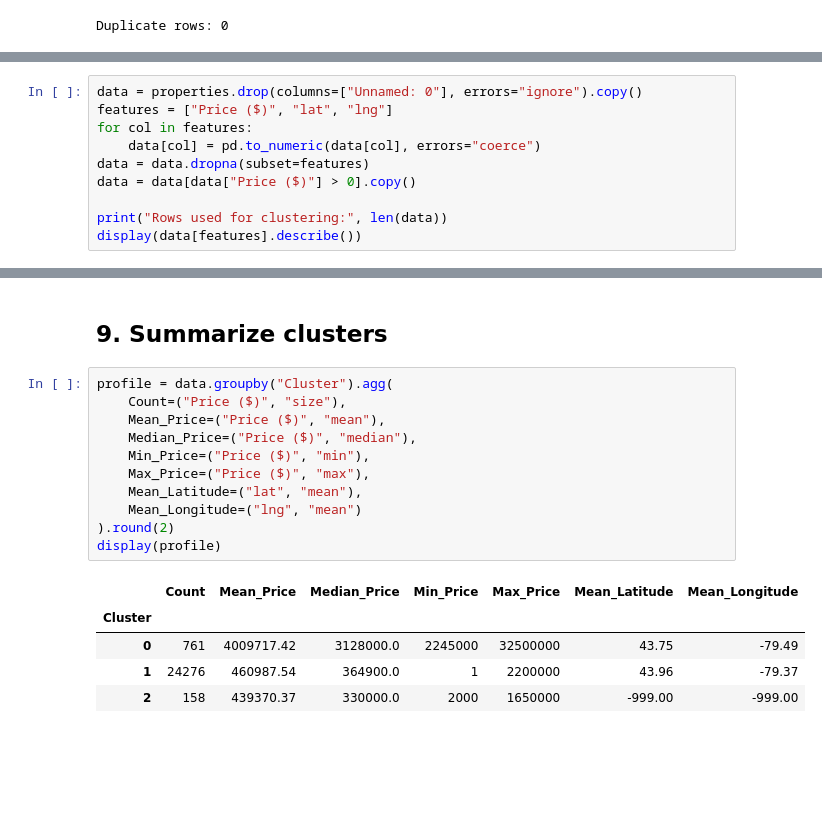
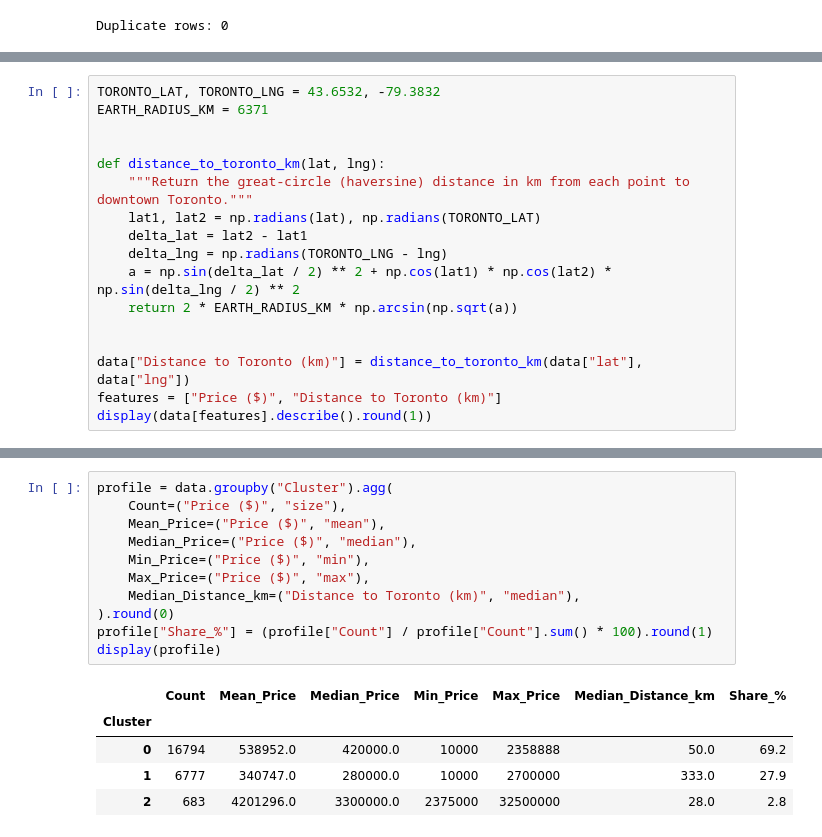
Before and after one commit to antoniosg2025-stack/PROG8431_Group5, a Jupyter notebook: ProblemAnalysisWorkshopB/Workshop_B_Property_Clustering.ipynb, the cells around one changed output, grey strips where cells are left out. Cells and saved outputs as stored; diff of their text form; blank space fills up the shorter version.

```diff
--- a/ProblemAnalysisWorkshopB/Workshop_B_Property_Clustering.ipynb
+++ b/ProblemAnalysisWorkshopB/Workshop_B_Property_Clustering.ipynb
@@ -82,10 +88,0 @@ For clustering, select **Price ($), lat, and lng**. Remove the exported index co
-# %%
-data = properties.drop(columns=["Unnamed: 0"], errors="ignore").copy()
-features = ["Price ($)", "lat", "lng"]
-for col in features:
-    data[col] = pd.to_numeric(data[col], errors="coerce")
-data = data.dropna(subset=features)
-data = data[data["Price ($)"] > 0].copy()
-
-print("Rows used for clustering:", len(data))
-display(data[features].describe())
@@ -110,0 +140,17 @@ Standardization gives each feature mean approximately 0 and standard deviation a
+# %%
+TORONTO_LAT, TORONTO_LNG = 43.6532, -79.3832
+EARTH_RADIUS_KM = 6371
+
+
+def distance_to_toronto_km(lat, lng):
+    """Return the great-circle (haversine) distance in km from each point to downtown Toronto."""
+    lat1, lat2 = np.radians(lat), np.radians(TORONTO_LAT)
+    delta_lat = lat2 - lat1
+    delta_lng = np.radians(TORONTO_LNG - lng)
+    a = np.sin(delta_lat / 2) ** 2 + np.cos(lat1) * np.cos(lat2) * np.sin(delta_lng / 2) ** 2
+    return 2 * EARTH_RADIUS_KM * np.arcsin(np.sqrt(a))
+
+
+data["Distance to Toronto (km)"] = distance_to_toronto_km(data["lat"], data["lng"])
+features = ["Price ($)", "Distance to Toronto (km)"]
+display(data[features].describe().round(1))
@@ -245,19 +345,17 @@ plt.show()
-# %% [markdown]
-## 9. Summarize clusters
 # %%
 profile = data.groupby("Cluster").agg(
     Count=("Price ($)", "size"),
     Mean_Price=("Price ($)", "mean"),
     Median_Price=("Price ($)", "median"),
     Min_Price=("Price ($)", "min"),
     Max_Price=("Price ($)", "max"),
-    Mean_Latitude=("lat", "mean"),
-    Mean_Longitude=("lng", "mean")
-).round(2)
+    Median_Distance_km=("Distance to Toronto (km)", "median"),
+).round(0)
+profile["Share_%"] = (profile["Count"] / profile["Count"].sum() * 100).round(1)
 display(profile)
 # %% [output]
-|  | Count | Mean_Price | Median_Price | Min_Price | Max_Price | Mean_Latitude | Mean_Longitude |
+|  | Count | Mean_Price | Median_Price | Min_Price | Max_Price | Median_Distance_km | Share_% |
 | Cluster |  |  |  |  |  |  |  |
-| 0 | 761 | 4009717.42 | 3128000.0 | 2245000 | 32500000 | 43.75 | -79.49 |
-| 1 | 24276 | 460987.54 | 364900.0 | 1 | 2200000 | 43.96 | -79.37 |
-| 2 | 158 | 439370.37 | 330000.0 | 2000 | 1650000 | -999.00 | -999.00 |
+| 0 | 16794 | 538952.0 | 420000.0 | 10000 | 2358888 | 50.0 | 69.2 |
+| 1 | 6777 | 340747.0 | 280000.0 | 10000 | 2700000 | 333.0 | 27.9 |
+| 2 | 683 | 4201296.0 | 3300000.0 | 2375000 | 32500000 | 28.0 | 2.8 |
```
Also changed, not shown: parts of 38 cells of this notebook.
